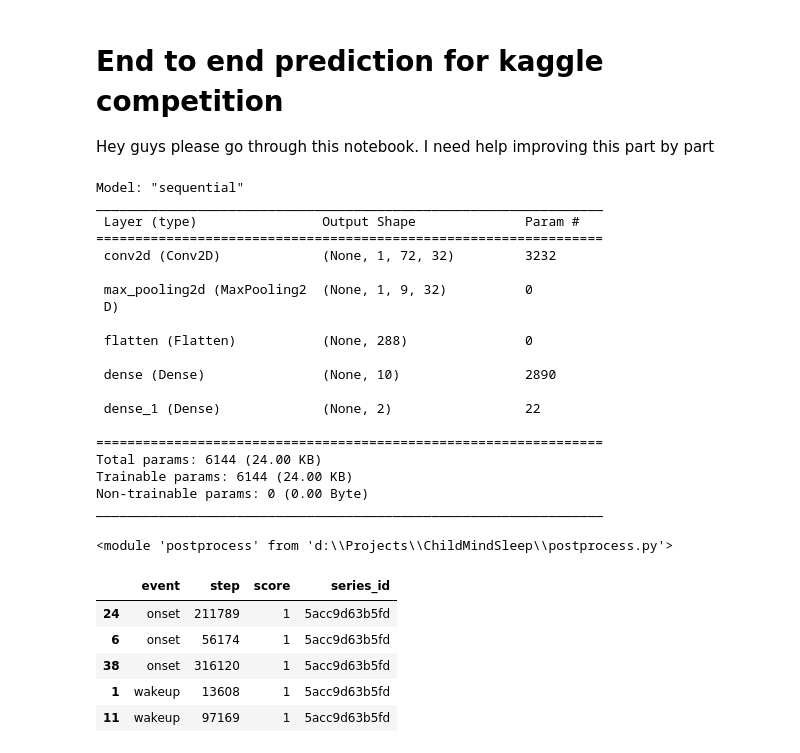
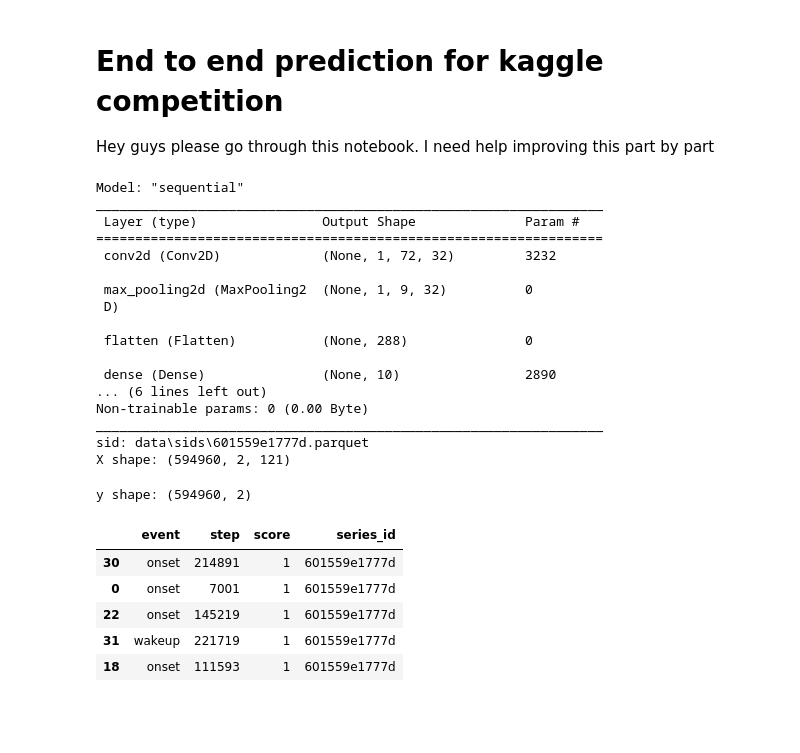
Before and after one commit to RK22000/ML-Maniacs, a Jupyter notebook: end-to-end.ipynb, the cells around one changed output. Saved outputs shown, nothing was run; the diff lists cells and outputs as text; code cells hidden in the pictures; blank space fills up the shorter version.

```diff
--- a/end-to-end.ipynb
+++ b/end-to-end.ipynb
@@ -2,14 +2,20 @@
 # End to end prediction for kaggle competition
 
 Hey guys please go through this notebook. I need help improving this part by part
+# %%
+import dataloader2
+sids = dataloader2.train_sids_files()
 # %%
 # I've moved the trained cnn model so it can be imported easily
-from models.model0 import model, getXandIndex
-sid = "5acc9d63b5fd"
+from models.model1 import model, getXandIndex
+import numpy as np
+np.random.seed(42)
+sid = np.random.choice(sids)
+print(f"sid: {sid}")
 # getXandIndex will retrieve acceleration data from files in a way that the model can process
 # index is the index of all data points that the model will make predictions on
 X, index = getXandIndex(sid)
-y = model(X)
+print(f"X shape: {X.shape}")
 # %% [output]
 Model: "sequential"
 _________________________________________________________________
@@ -23,18 +29,18 @@ _________________________________________________________________
  flatten (Flatten)           (None, 288)               0
 
  dense (Dense)               (None, 10)                2890
-
- dense_1 (Dense)             (None, 2)                 22
-
-=================================================================
-Total params: 6144 (24.00 KB)
-Trainable params: 6144 (24.00 KB)
+... (6 lines left out)
 Non-trainable params: 0 (0.00 Byte)
 _________________________________________________________________
+sid: data\sids\601559e1777d.parquet
+X shape: (594960, 2, 121)
+# %%
+y = model(X)
+print(f"y shape: {y.shape}")
+# %% [output]
+y shape: (594960, 2)
 # %%
-# dataloader is for loading the acceleration data yourself
-import dataloader
-data = dataloader.load_sid(sid)
+data = dataloader2.load_sid(sid)
 y_ = (data.activity=='Sleeping').astype(int).loc[index]
 # %%
 import visual
@@ -45,28 +52,22 @@ anime = visual.scrol_predictions(y[:,1], y_, data.loc[index, 'timestamp'], pd.Ti
 # anime.save(os.path.join('vids',f"{sid}_raw_preds.mp4"))
-# %%
-import importlib
-import postprocess
-importlib.reload(postprocess)
-# %% [output]
-<module 'postprocess' from 'd:\\Projects\\ChildMindSleep\\postprocess.py'>
 # %%
 # we need to create good post processing techniques
 # the raw model output is not very clean
 from postprocess import smooth, tabulate, smooth_center, smooth_spread
 
 res = smooth(y[:,1],48*12)
 res = smooth(res,   48*12)
 # res = smooth(res,   5*12)
 preds = tabulate(res, index, data)
-preds.loc[:, 'series_id'] = sid
+preds.loc[:, 'series_id'] = sid[-20:-8]
 preds.sample(5)
 # %% [output]
 |  | event | step | score | series_id |
-| 24 | onset | 211789 | 1 | 5acc9d63b5fd |
-| 6 | onset | 56174 | 1 | 5acc9d63b5fd |
-| 38 | onset | 316120 | 1 | 5acc9d63b5fd |
-| 1 | wakeup | 13608 | 1 | 5acc9d63b5fd |
-| 11 | wakeup | 97169 | 1 | 5acc9d63b5fd |
+| 30 | onset | 214891 | 1 | 601559e1777d |
+| 0 | onset | 7001 | 1 | 601559e1777d |
+| 22 | onset | 145219 | 1 | 601559e1777d |
+| 31 | wakeup | 221719 | 1 | 601559e1777d |
+| 18 | onset | 111593 | 1 | 601559e1777d |
 # %%
 import visual
 %matplotlib qt
```
Also changed, not shown: parts of 4 cells of this notebook, 7 other files.
